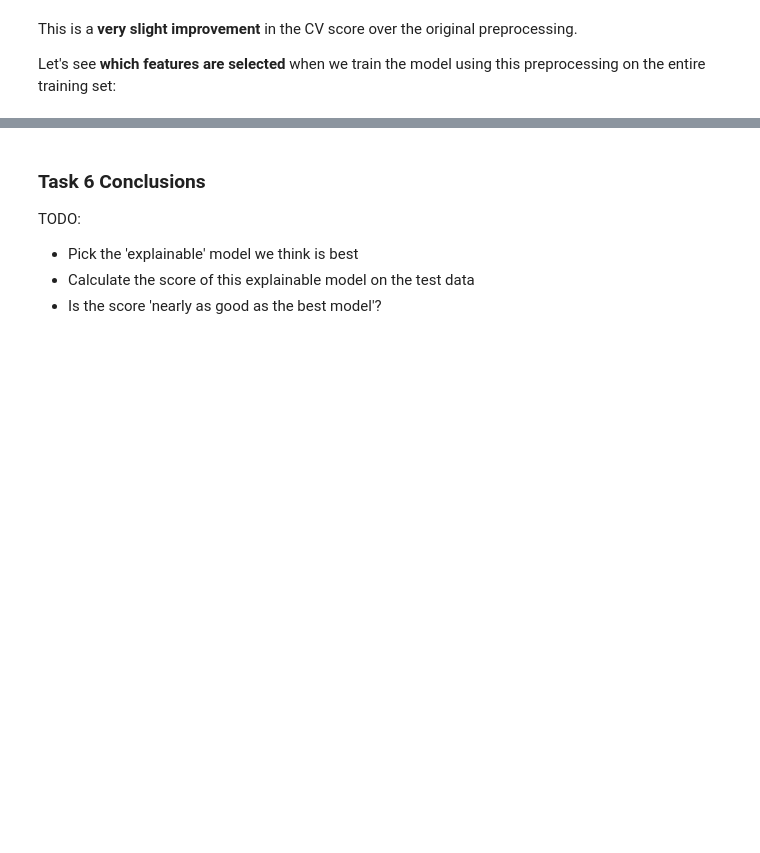
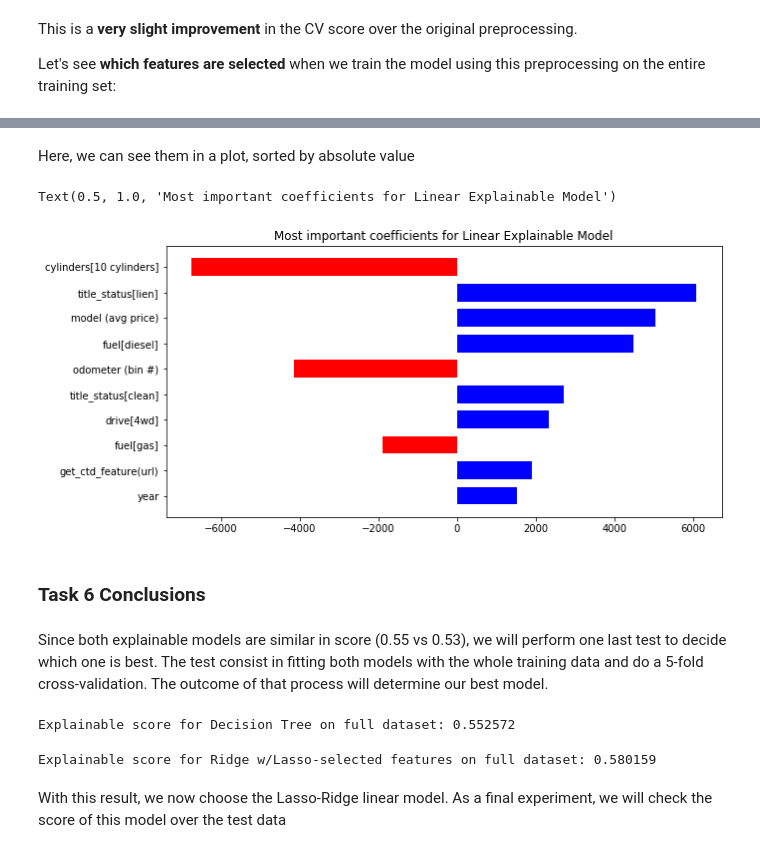
Before and after one commit to AppliedML2020/assignment-3-tomas-larrain, a Jupyter notebook: hw-3.ipynb, the cells around one changed output, grey strips where cells are left out. Cells and saved outputs as stored; diff of their text form; code cells hidden in the pictures; blank space fills up the shorter version.

```diff
--- a/hw-3.ipynb
+++ b/hw-3.ipynb
@@ -1635,10 +1661,12 @@ However, when restricting our model to a limited number of non-zero coefficients
 In an attempt to improve the model while maintaining the limit on non-zero coefficients, we'll try different preprocessing using features that are both **intuitive and 'dense'**:
 # %%
 # Binning with ordinal encoding is still quite intuitive, but we'll skip the polynomial feature interactions.
-median_bin_ordinal_enc_scale_pl = make_pipeline(SimpleImputer(strategy='median'), KBinsDiscretizer(encode='ordinal', n_bins=10), StandardScaler())
+median_bin_ordinal_enc_scale_pl = make_pipeline(
+    SimpleImputer(strategy='median'), KBinsDiscretizer(encode='ordinal', n_bins=10), StandardScaler())
 
 # Target encoding the manufacturer will make a 'dense' feature that could be useful
-manufacturer_target_scale_pl = make_pipeline(man_model_cleaner, FunctionTransformer(lambda X: X[['manufacturer']]), ce.TargetEncoder(), StandardScaler())
+manufacturer_target_scale_pl = make_pipeline(
+    man_model_cleaner, FunctionTransformer(lambda X: X[['manufacturer']]), ce.TargetEncoder(), StandardScaler())
 
 exp_linear_preprocessor = make_column_transformer(
     (base_url_target_encode_pl, ['url']),
@@ -1684,7 +1712,30 @@ Corresponding coefficients: [ 1898.31424526  1516.23557968 -4151.29734827  5036.
-# %% [markdown]
-### Task 6 Conclusions
-
-TODO:
-- Pick the 'explainable' model we think is best
-- Calculate the score of this explainable model on the test data
-- Is the score 'nearly as good as the best model'?
+# %% [markdown]
+Here, we can see them in a plot, sorted by absolute value
+# %%
+sorted_selected_feat_coefs = np.argsort(np.abs(selected_feat_coefs))
+relevant_coefs_names = selected_features[sorted_selected_feat_coefs]
+relevant_coefs_values = selected_feat_coefs[sorted_selected_feat_coefs]
+fig, ax = plt.subplots(figsize=(10, 5))
+ax.barh(relevant_coefs_names, relevant_coefs_values, height=0.7, align='center',
+          color=np.where(relevant_coefs_values > 0,'b','r').T)
+ax.set_yticklabels(relevant_coefs_names)
+ax.set_title('Most important coefficients for Linear Explainable Model')
+# %% [output]
+Text(0.5, 1.0, 'Most important coefficients for Linear Explainable Model')
+[figure, added]
+# %% [markdown]
+### Task 6 Conclusions
+# %% [markdown]
+Since both explainable models are similar in score (0.55 vs 0.53), we will perform one last test to decide which one is best. The test consist in fitting both models with the whole training data and do a 5-fold cross-validation. The outcome of that process will determine our best model.
+# %%
+exp_tree_cv_score = cross_val_score(exp_tree_pipe, X_train, y_train, cv=5).mean()
+print(f"Explainable score for Decision Tree on full dataset: {exp_tree_cv_score:.6f}")
+# %% [output]
+Explainable score for Decision Tree on full dataset: 0.552572
+# %%
+exp_lasso_ridge_cv_score = cross_val_score(exp_lasso_ridge_pipe, X_train, y_train, cv=5).mean()
+print(f"Explainable score for Ridge w/Lasso-selected features on full dataset: {exp_lasso_ridge_cv_score:.6f}")
+# %% [output]
+Explainable score for Ridge w/Lasso-selected features on full dataset: 0.580159
+# %% [markdown]
+With this result, we now choose the Lasso-Ridge linear model. As a final experiment, we will check the score of this model over the test data
```
Also changed, not shown: parts of 15 cells of this notebook.
